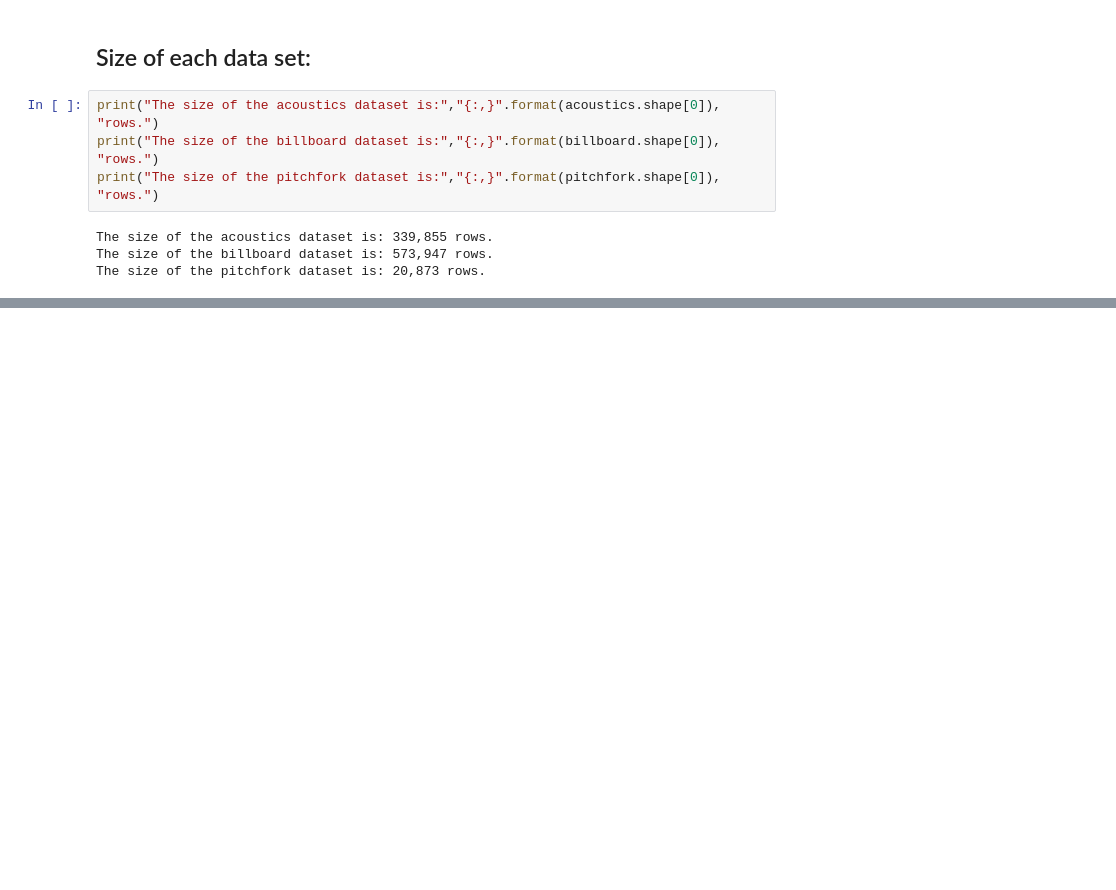
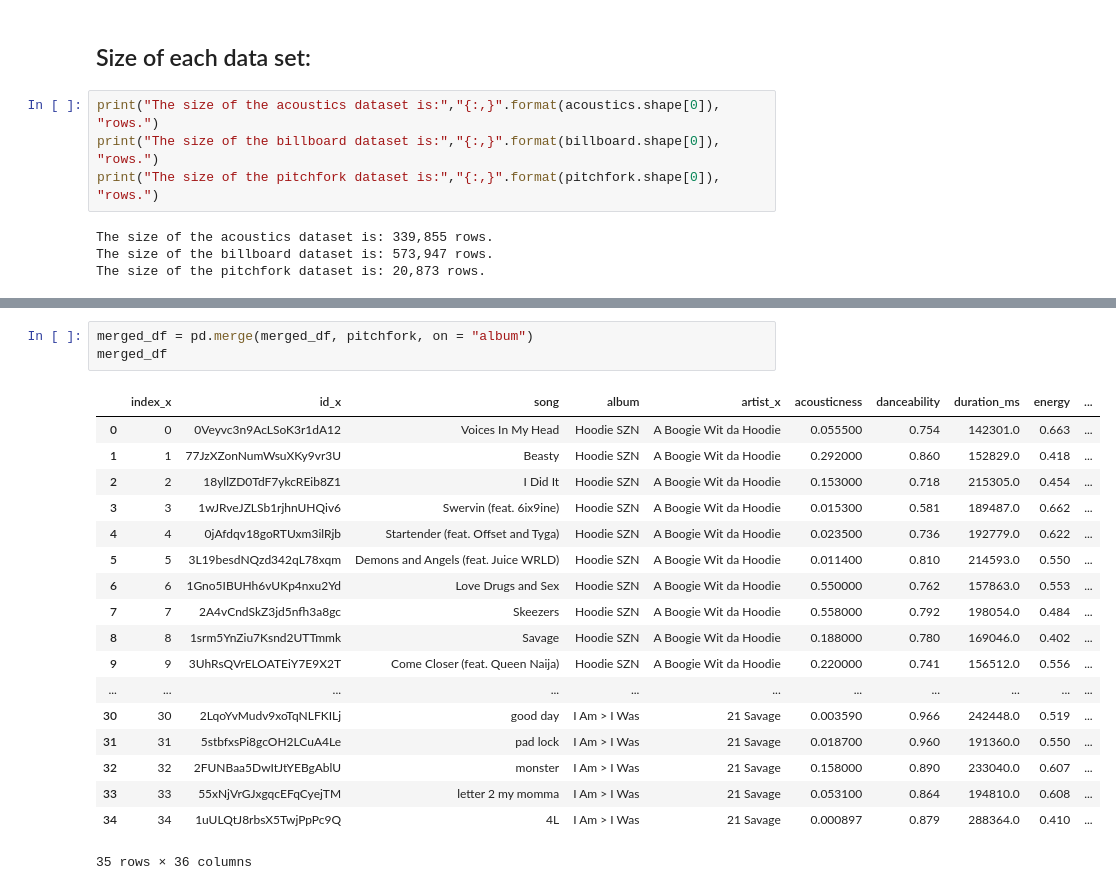
Before and after one commit to aschoettler/int15-spotify, a Jupyter notebook: Final Project.ipynb, the cells around one changed output, grey strips where cells are left out. Cells and saved outputs as stored; diff of their text form; blank space fills up the shorter version.

```diff
--- a/Final Project.ipynb
+++ b/Final Project.ipynb
@@ -654,0 +93,22 @@ plt.xticks(rotation='vertical')
+# %%
+merged_df = pd.merge(merged_df, pitchfork, on = "album")
+merged_df
+# %% [output]
+|  | index_x | id_x | song | album | artist_x | acousticness | danceability | duration_ms | energy | ... |
+| 0 | 0 | 0Veyvc3n9AcLSoK3r1dA12 | Voices In My Head | Hoodie SZN | A Boogie Wit da Hoodie | 0.055500 | 0.754 | 142301.0 | 0.663 | ... |
+| 1 | 1 | 77JzXZonNumWsuXKy9vr3U | Beasty | Hoodie SZN | A Boogie Wit da Hoodie | 0.292000 | 0.860 | 152829.0 | 0.418 | ... |
+| 2 | 2 | 18yllZD0TdF7ykcREib8Z1 | I Did It | Hoodie SZN | A Boogie Wit da Hoodie | 0.153000 | 0.718 | 215305.0 | 0.454 | ... |
+| 3 | 3 | 1wJRveJZLSb1rjhnUHQiv6 | Swervin (feat. 6ix9ine) | Hoodie SZN | A Boogie Wit da Hoodie | 0.015300 | 0.581 | 189487.0 | 0.662 | ... |
+| 4 | 4 | 0jAfdqv18goRTUxm3ilRjb | Startender (feat. Offset and Tyga) | Hoodie SZN | A Boogie Wit da Hoodie | 0.023500 | 0.736 | 192779.0 | 0.622 | ... |
+| 5 | 5 | 3L19besdNQzd342qL78xqm | Demons and Angels (feat. Juice WRLD) | Hoodie SZN | A Boogie Wit da Hoodie | 0.011400 | 0.810 | 214593.0 | 0.550 | ... |
+| 6 | 6 | 1Gno5IBUHh6vUKp4nxu2Yd | Love Drugs and Sex | Hoodie SZN | A Boogie Wit da Hoodie | 0.550000 | 0.762 | 157863.0 | 0.553 | ... |
+| 7 | 7 | 2A4vCndSkZ3jd5nfh3a8gc | Skeezers | Hoodie SZN | A Boogie Wit da Hoodie | 0.558000 | 0.792 | 198054.0 | 0.484 | ... |
+| 8 | 8 | 1srm5YnZiu7Ksnd2UTTmmk | Savage | Hoodie SZN | A Boogie Wit da Hoodie | 0.188000 | 0.780 | 169046.0 | 0.402 | ... |
+| 9 | 9 | 3UhRsQVrELOATEiY7E9X2T | Come Closer (feat. Queen Naija) | Hoodie SZN | A Boogie Wit da Hoodie | 0.220000 | 0.741 | 156512.0 | 0.556 | ... |
+| ... | ... | ... | ... | ... | ... | ... | ... | ... | ... | ... |
+| 30 | 30 | 2LqoYvMudv9xoTqNLFKILj | good day | I Am > I Was | 21 Savage | 0.003590 | 0.966 | 242448.0 | 0.519 | ... |
+| 31 | 31 | 5stbfxsPi8gcOH2LCuA4Le | pad lock | I Am > I Was | 21 Savage | 0.018700 | 0.960 | 191360.0 | 0.550 | ... |
+| 32 | 32 | 2FUNBaa5DwItJtYEBgAblU | monster | I Am > I Was | 21 Savage | 0.158000 | 0.890 | 233040.0 | 0.607 | ... |
+| 33 | 33 | 55xNjVrGJxgqcEFqCyejTM | letter 2 my momma | I Am > I Was | 21 Savage | 0.053100 | 0.864 | 194810.0 | 0.608 | ... |
+| 34 | 34 | 1uULQtJ8rbsX5TwjPpPc9Q | 4L | I Am > I Was | 21 Savage | 0.000897 | 0.879 | 288364.0 | 0.410 | ... |
+35 rows × 36 columns
```
Also changed, not shown: parts of 133 cells of this notebook.
